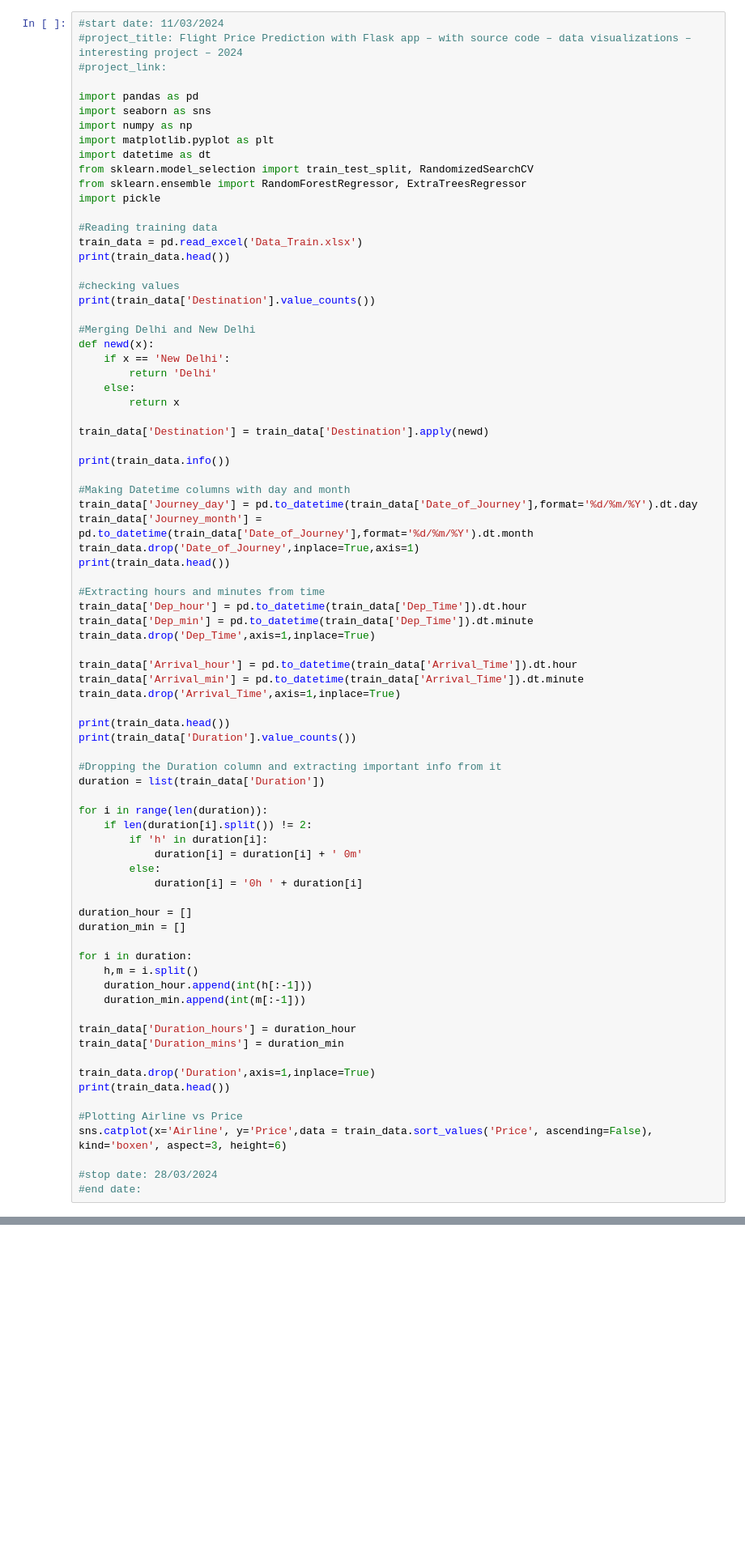
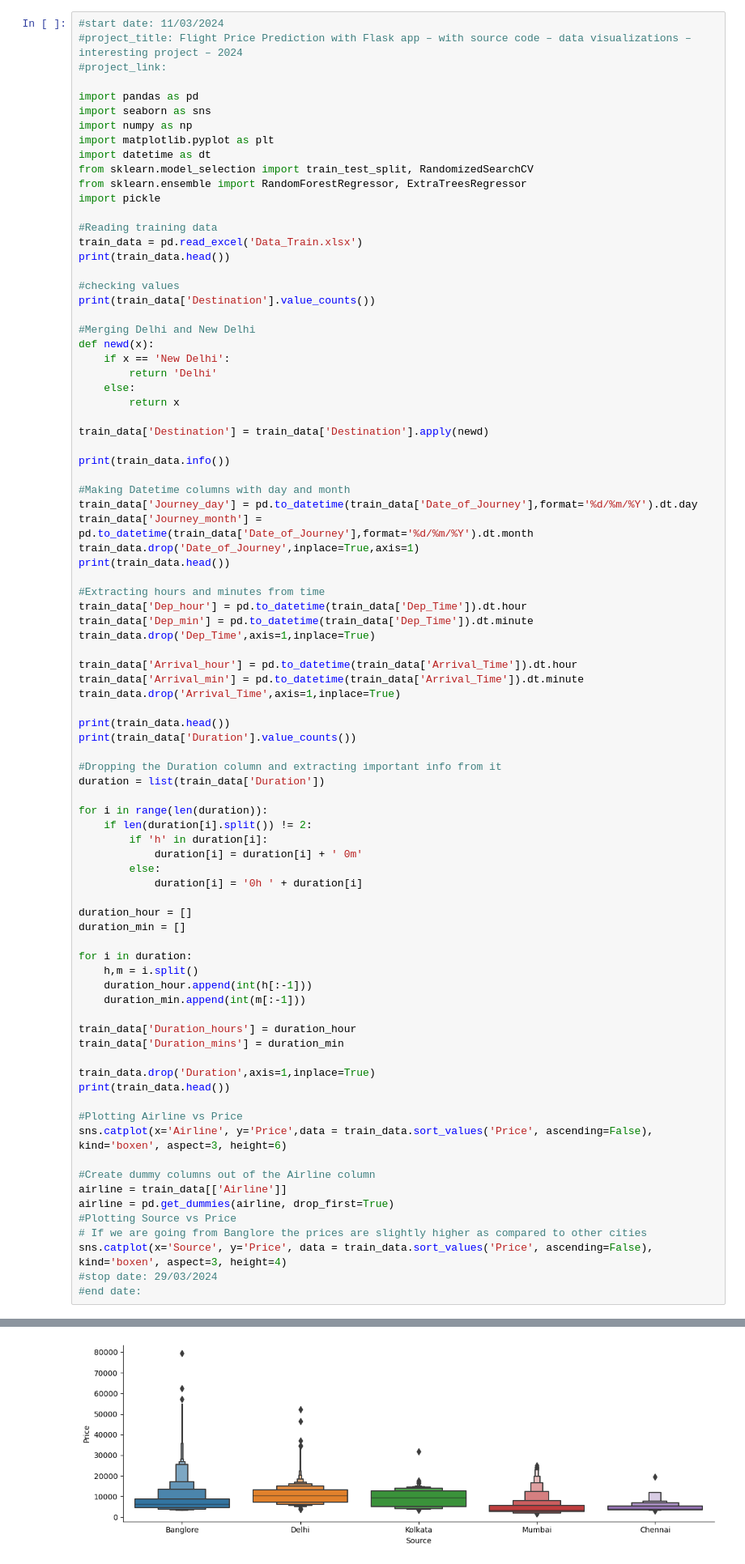
Before and after one commit to ovoegajivwie/March-April-DS-project, a Jupyter notebook: Flight Price Prediction– with source code – data visualizations – interesting project – 2024.ipynb, the cells around one changed output, grey strips where cells are left out. Shown at 81% size. Saved outputs shown, nothing was run; the diff lists cells and outputs as text; blank space fills up the shorter version.

```diff
--- a/Flight Price Prediction– with source code – data visualizations – interesting project – 2024.ipynb
+++ b/Flight Price Prediction– with source code – data visualizations – interesting project – 2024.ipynb
@@ -69,31 +69,38 @@ for i in duration:
 train_data['Duration_hours'] = duration_hour
 train_data['Duration_mins'] = duration_min
 
 train_data.drop('Duration',axis=1,inplace=True)
 print(train_data.head())
 
 #Plotting Airline vs Price
 sns.catplot(x='Airline', y='Price',data = train_data.sort_values('Price', ascending=False), kind='boxen', aspect=3, height=6)
 
-#stop date: 28/03/2024
+#Create dummy columns out of the Airline column
+airline = train_data[['Airline']]
+airline = pd.get_dummies(airline, drop_first=True)
+#Plotting Source vs Price
+# If we are going from Banglore the prices are slightly higher as compared to other cities
+sns.catplot(x='Source', y='Price', data = train_data.sort_values('Price', ascending=False), kind='boxen', aspect=3, height=4)
+#stop date: 29/03/2024
 #end date:
 # %% [output]
        Airline Date_of_Journey    Source Destination                  Route  \
 0       IndiGo      24/03/2019  Banglore   New Delhi              BLR → DEL
 1    Air India       1/05/2019   Kolkata    Banglore  CCU → IXR → BBI → BLR
 2  Jet Airways       9/06/2019     Delhi      Cochin  DEL → LKO → BOM → COK
 3       IndiGo      12/05/2019   Kolkata    Banglore        CCU → NAG → BLR
 4       IndiGo      01/03/2019  Banglore   New Delhi        BLR → NAG → DEL
 
   Dep_Time  Arrival_Time Duration Total_Stops Additional_Info  Price
 0    22:20  01:10 22 Mar   2h 50m    non-stop         No info   3897
 1    05:50         13:15   7h 25m     2 stops         No info   7662
 2    09:25  04:25 10 Jun      19h     2 stops         No info  13882
 3    18:05         23:30   5h 25m      1 stop         No info   6218
 ... (95 lines left out)
 1            13           15               7             25
 2             4           25              19              0
 3            23           30               5             25
 4            21           35               4             45
 <seaborn.axisgrid.FacetGrid at 0x...>
 [figure]
+[figure, added]
```
